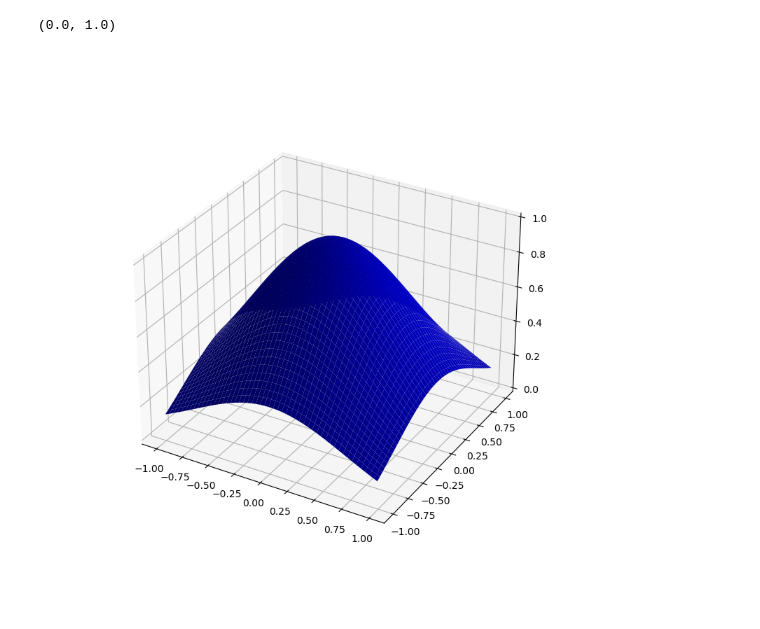
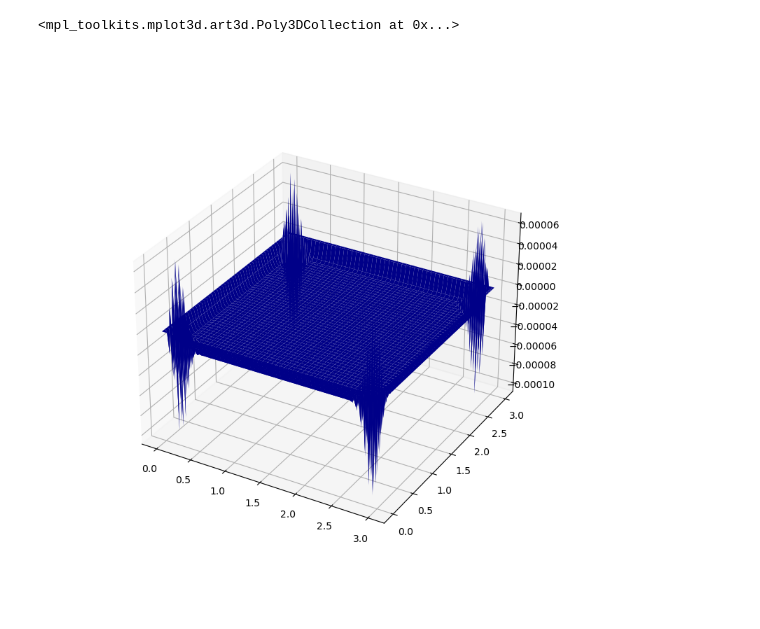
Before and after one commit to kamosevoyan/Diploma_work, a Jupyter notebook: Notebooks/PDE_numeric.ipynb, the cells around one changed output. Drawn from its saved outputs; the diff is of its cells as text; code cells hidden in the pictures.

```diff
--- a/Notebooks/PDE_numeric.ipynb
+++ b/Notebooks/PDE_numeric.ipynb
@@ -51,0 +81,27 @@ KeyboardInterrupt:
+# %%
+operator = torch.tensor([
+    [+0, +0, -1, +0, +0],
+    [+0, -2, +8, -2, +0],
+    [-1, +8, +0, +8, -1],
+    [+0, -2, +8, -2, +0],
+    [+0, +0, -1, +0, +0]
+])
+# %%
+operator = operator.reshape(1, 1, 5, 5)/20
+# %%
+E = []
+# %%
+for j in range(20):
+    z_updated = torch.nn.functional.conv2d(z[None, None, ...],
+                                           weight=operator,
+                                           stride=1,
+                                           padding="same",
+                                      )[0, 0]
+    z_updated -= h**4*f(x,y)
+
+    apply_neuman_boundary(z_updated)
+    apply_boundary(z_updated)
+
+    error = ((z-z_updated)**2).max()
+    E.append(error.item())
+    z = z_updated
@@ -52,9 +120,8 @@ KeyboardInterrupt:
 # %%
 %matplotlib widget
 fig = plt.figure(figsize=(8, 8))
 ax = plt.axes(projection='3d')
-ax.plot_surface(xx[0], yy[0], zz[0], color='blue')
-ax.set_zlim(0, 1)
+ax.plot_surface(x, y, z, color='blue')
 # %% [output]
-(0.0, 1.0)
+<mpl_toolkits.mplot3d.art3d.Poly3DCollection at 0x...>
-[figure, old version]
+[figure, new version]
```
Also changed, not shown: parts of 25 cells of this notebook.
